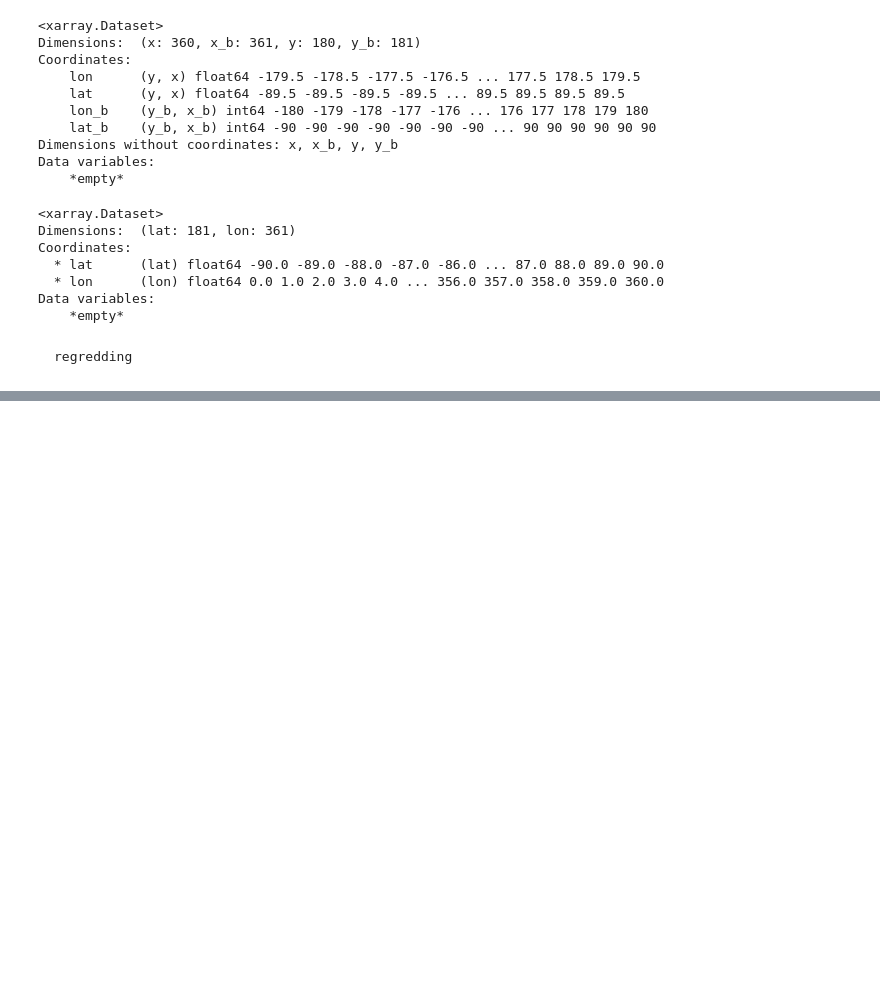
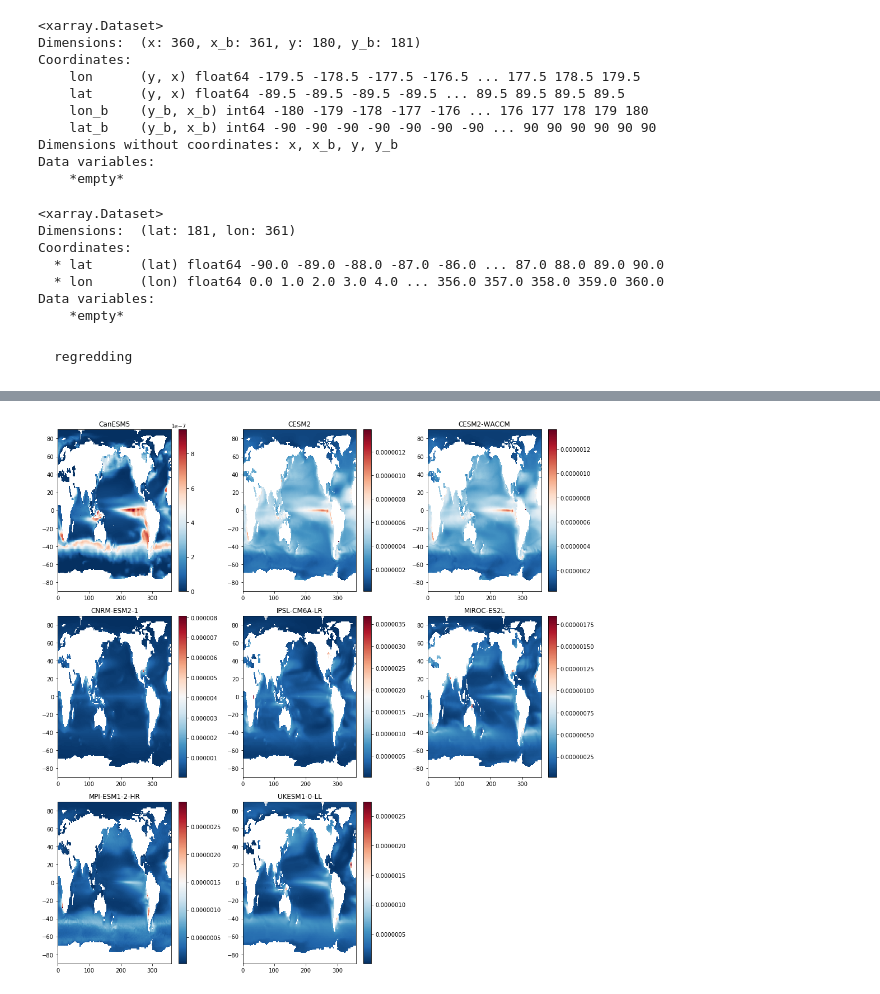
Before and after one commit to Marinov-Ocean-Group/CMIP6-Codes, a Jupyter notebook: plot_map.ipynb, the cells around one changed output, grey strips where cells are left out. Saved outputs shown, nothing was run; the diff lists cells and outputs as text; code cells hidden in the pictures; blank space fills up the shorter version.

```diff
--- a/plot_map.ipynb
+++ b/plot_map.ipynb
@@ -227,3 +335,7 @@ Wall time: 2min 55s
+# %%
+regrid_dic1 = {key:value for key, value in zip(new_models, regrids1)} # start of the priod
+regrid_dic2 = {key:value for key, value in zip(new_models, regrids2)} # end of the priod
+regrid_dic3 = {key:value for key, value in zip(new_models, regrids3)} # difference for the priod
 # %%
 # plotting
 
@@ -268,3 +360,24 @@ distributed.scheduler - INFO - Lost all workers
 # %%
 client.close()
 cluster.close()
+# %%
+# plotting the end
+
+plt.figure(figsize=(14,14))
+i = 0
+for model in new_models:
+    i = i + 1
+    #if isinstance(xray2_dic[model], list):
+    #    continue
+    #else:
+    s = regrid_dic2[model].mean(dim='time')
+    ax = plt.subplot(3,3,i)
+    plt.pcolormesh(regrid_dic2[model].lon, regrid_dic2[model].lat, s, cmap=plt.cm.RdBu_r)
+    plt.colorbar()
+    ax.title.set_text(str(model))
+plt.tight_layout()
+plt.savefig('intpp_end.png', dpi=600)
+#plt.savefig('intpp_end.png', dpi=600)
+#plt.savefig('intpp_diff.png', dpi=600)
+# %% [output]
+[figure, added]
```
Also changed, not shown: parts of 10 cells of this notebook.
